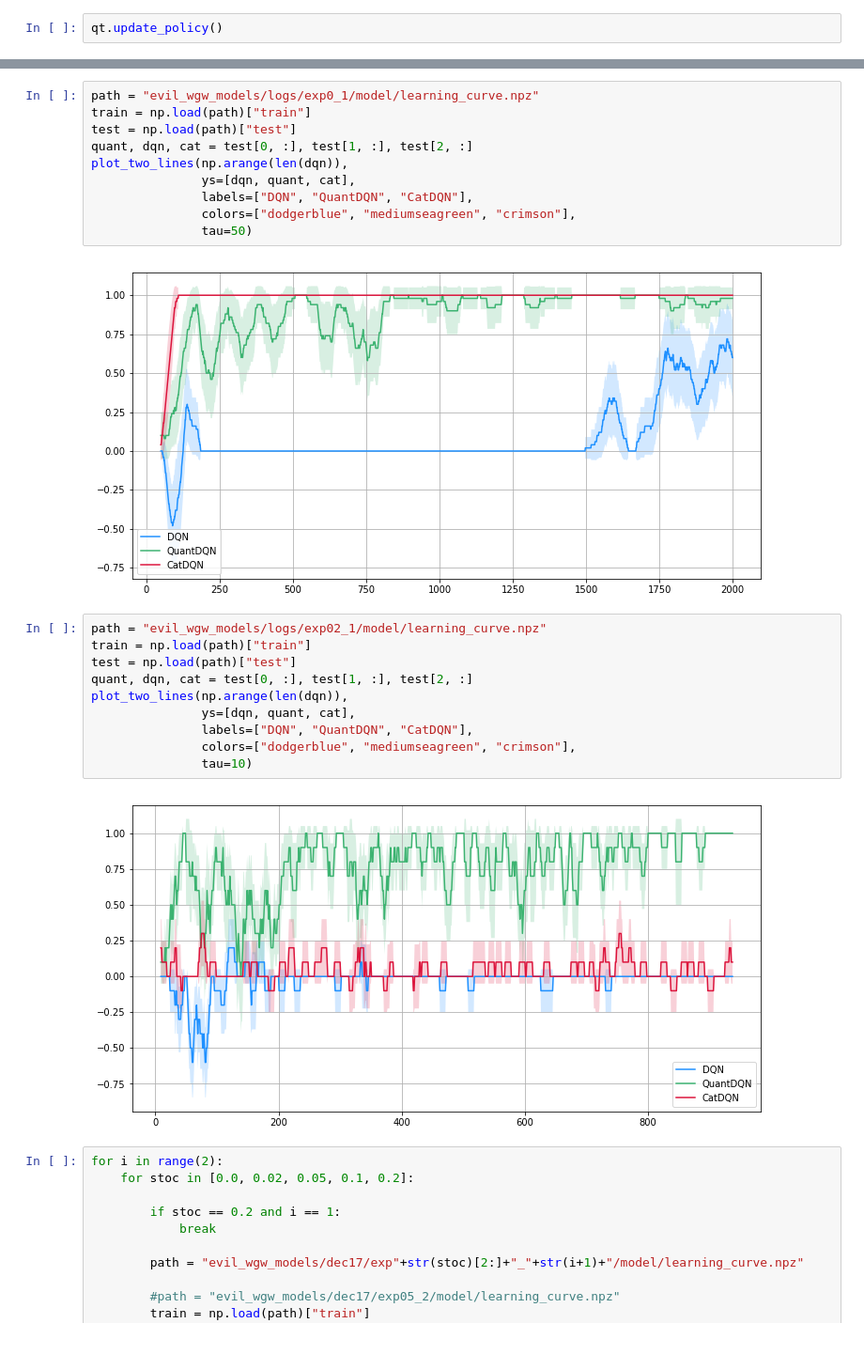
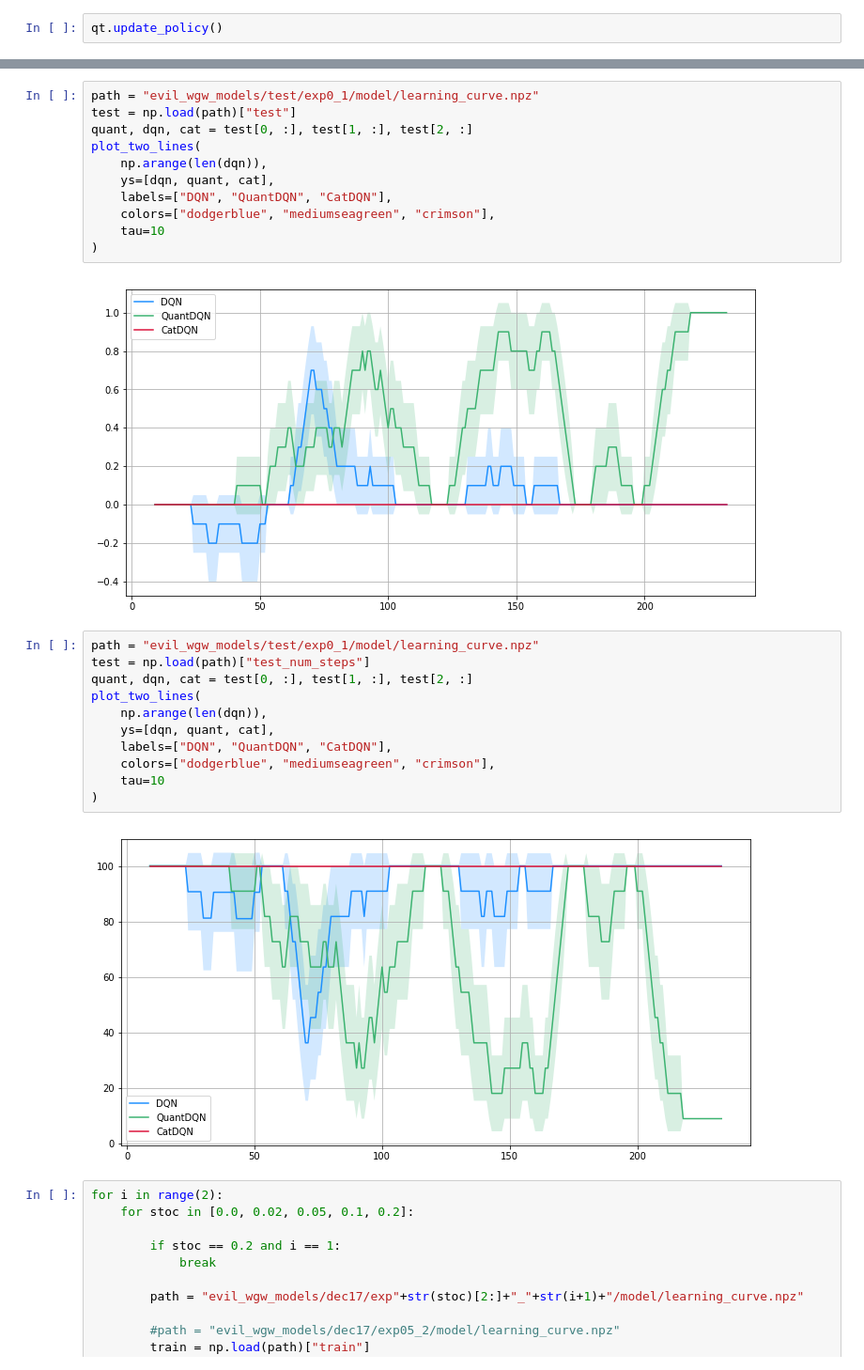
Before and after one commit to AlexGrinch/tensor_train_control, a Jupyter notebook: distributional/evil_wgw_plots.ipynb, the cells around one changed output, grey strips where cells are left out. Shown at 94% size. Saved outputs shown, nothing was run; the diff lists cells and outputs as text.

```diff
--- a/distributional/evil_wgw_plots.ipynb
+++ b/distributional/evil_wgw_plots.ipynb
@@ -446,27 +34,29 @@ wgw.play_with_policy(qt.pi)
 # %%
-path = "evil_wgw_models/logs/exp0_1/model/learning_curve.npz"
-train = np.load(path)["train"]
+path = "evil_wgw_models/test/exp0_1/model/learning_curve.npz"
 test = np.load(path)["test"]
 quant, dqn, cat = test[0, :], test[1, :], test[2, :]
-plot_two_lines(np.arange(len(dqn)),
-               ys=[dqn, quant, cat],
-               labels=["DQN", "QuantDQN", "CatDQN"],
-               colors=["dodgerblue", "mediumseagreen", "crimson"],
-               tau=50)
+plot_two_lines(
+    np.arange(len(dqn)),
+    ys=[dqn, quant, cat],
+    labels=["DQN", "QuantDQN", "CatDQN"],
+    colors=["dodgerblue", "mediumseagreen", "crimson"],
+    tau=10
+)
 # %% [output]
-[figure, old version]
+[figure, new version]
 # %%
-path = "evil_wgw_models/logs/exp02_1/model/learning_curve.npz"
-train = np.load(path)["train"]
-test = np.load(path)["test"]
+path = "evil_wgw_models/test/exp0_1/model/learning_curve.npz"
+test = np.load(path)["test_num_steps"]
 quant, dqn, cat = test[0, :], test[1, :], test[2, :]
-plot_two_lines(np.arange(len(dqn)),
-               ys=[dqn, quant, cat],
-               labels=["DQN", "QuantDQN", "CatDQN"],
-               colors=["dodgerblue", "mediumseagreen", "crimson"],
-               tau=10)
+plot_two_lines(
+    np.arange(len(dqn)),
+    ys=[dqn, quant, cat],
+    labels=["DQN", "QuantDQN", "CatDQN"],
+    colors=["dodgerblue", "mediumseagreen", "crimson"],
+    tau=10
+)
 # %% [output]
-[figure, old version]
+[figure, new version]
 # %%
 for i in range(2):
     for stoc in [0.0, 0.02, 0.05, 0.1, 0.2]:
```
Also changed, not shown: parts of 11 cells of this notebook, 8 other files.
